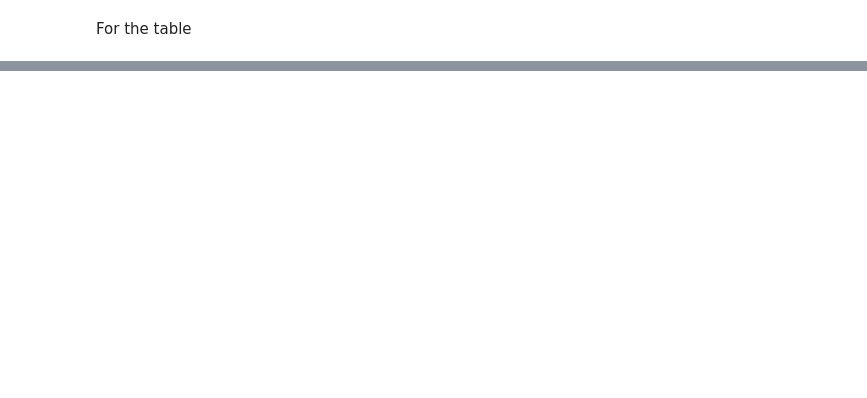
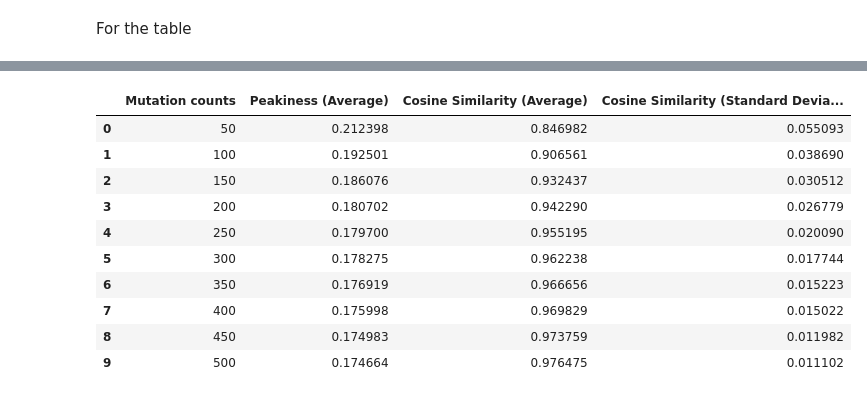
Before and after one commit to Satpat/PeakySigs, a Jupyter notebook: final_code.ipynb, the cells around one changed output, grey strips where cells are left out. Cells and saved outputs as stored; diff of their text form; code cells hidden in the pictures; blank space fills up the shorter version.

```diff
--- a/final_code.ipynb
+++ b/final_code.ipynb
@@ -385,10 +362,2 @@ plot_variants_vs_cosine_sim_with_errorbars(variant_counts, cosine_sim_avg, cosin
 # %% [markdown]
 For the table
-# %%
-results = []
-
-#loop over variants from 50 to 250 in intervals of 50
-for variants in range(50, 251, 50):
-    #generate and process the data
-    peakiness_vals, cosine_sim_avg_vals, _ = gather_data_peakiness_vs_accuracy_with_std(peaky_contributions, flat_contributions, df_sig, ref_sig, objective_function_l2)
-    results.append((variants, peakiness_vals, cosine_sim_avg_vals))
@@ -399,0 +364,25 @@ with open('results.txt', 'w') as f:
+# %%
+# List to hold the results
+results_data = {
+    "Mutation counts": [],
+    "Peakiness (Average)": [],
+    "Cosine Similarity (Average)": [],
+    "Cosine Similarity (Standard Deviation)": []
+}
+
+# Loop over variants from 50 to 500 in intervals of 50
+for variants in range(50, 501, 50):
+    # Generate and process the data
+    peakiness_vals, cosine_sim_avg_vals, cosine_sim_std_vals = gather_data_peakiness_vs_accuracy_with_std(peaky_contributions, flat_contributions, df_sig, ref_sig, objective_function_l2)
+
+    # Append the data to the results_data dictionary
+    results_data["Mutation counts"].append(variants)
+    results_data["Peakiness (Average)"].append(np.mean(peakiness_vals))
+    results_data["Cosine Similarity (Average)"].append(np.mean(cosine_sim_avg_vals))
+    results_data["Cosine Similarity (Standard Deviation)"].append(np.std(cosine_sim_avg_vals))
+
+# Convert the results_data dictionary into a DataFrame for better visualization and further analysis
+results_df = pd.DataFrame(results_data)
+
+# Display the DataFrame
+print(results_df)
@@ -399,0 +407,14 @@ with open('results.txt', 'w') as f:
+# %%
+results_df
+# %% [output]
+|  | Mutation counts | Peakiness (Average) | Cosine Similarity (Average) | Cosine Similarity (Standard Devia... |
+| 0 | 50 | 0.212398 | 0.846982 | 0.055093 |
+| 1 | 100 | 0.192501 | 0.906561 | 0.038690 |
+| 2 | 150 | 0.186076 | 0.932437 | 0.030512 |
+| 3 | 200 | 0.180702 | 0.942290 | 0.026779 |
+| 4 | 250 | 0.179700 | 0.955195 | 0.020090 |
+| 5 | 300 | 0.178275 | 0.962238 | 0.017744 |
+| 6 | 350 | 0.176919 | 0.966656 | 0.015223 |
+| 7 | 400 | 0.175998 | 0.969829 | 0.015022 |
+| 8 | 450 | 0.174983 | 0.973759 | 0.011982 |
+| 9 | 500 | 0.174664 | 0.976475 | 0.011102 |
```
Also changed, not shown: parts of 12 cells of this notebook, 1 other file.
